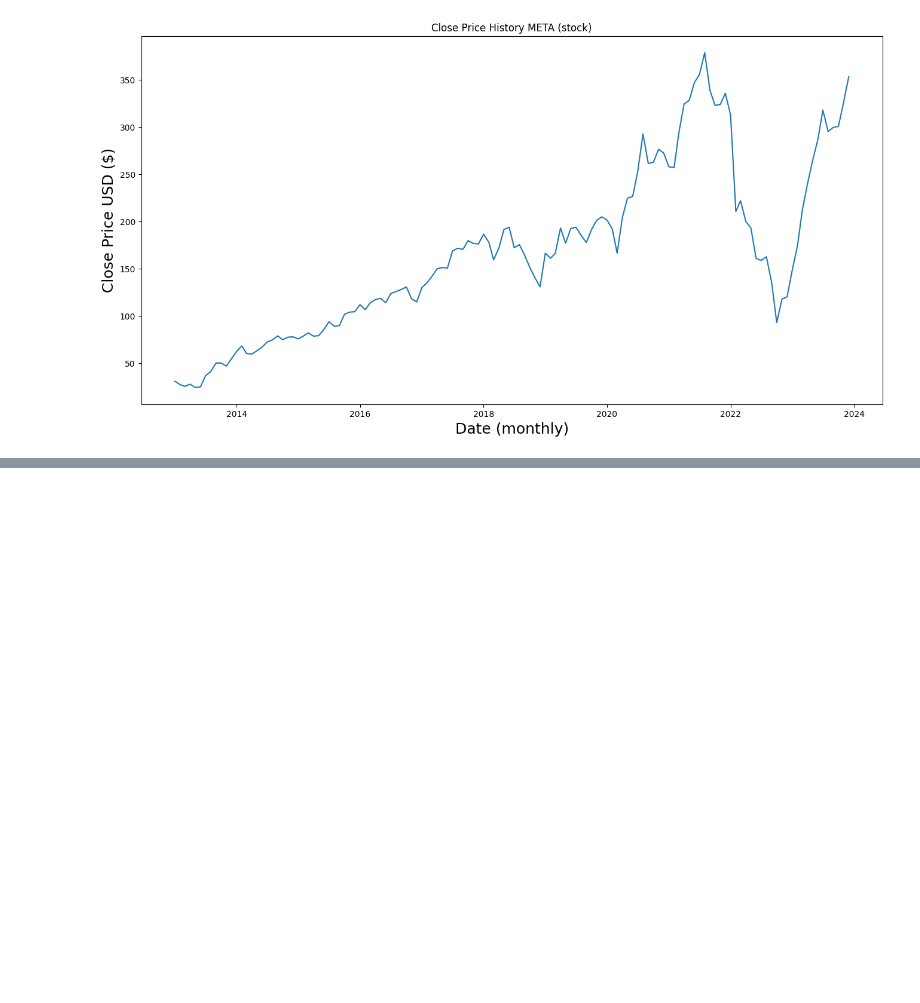
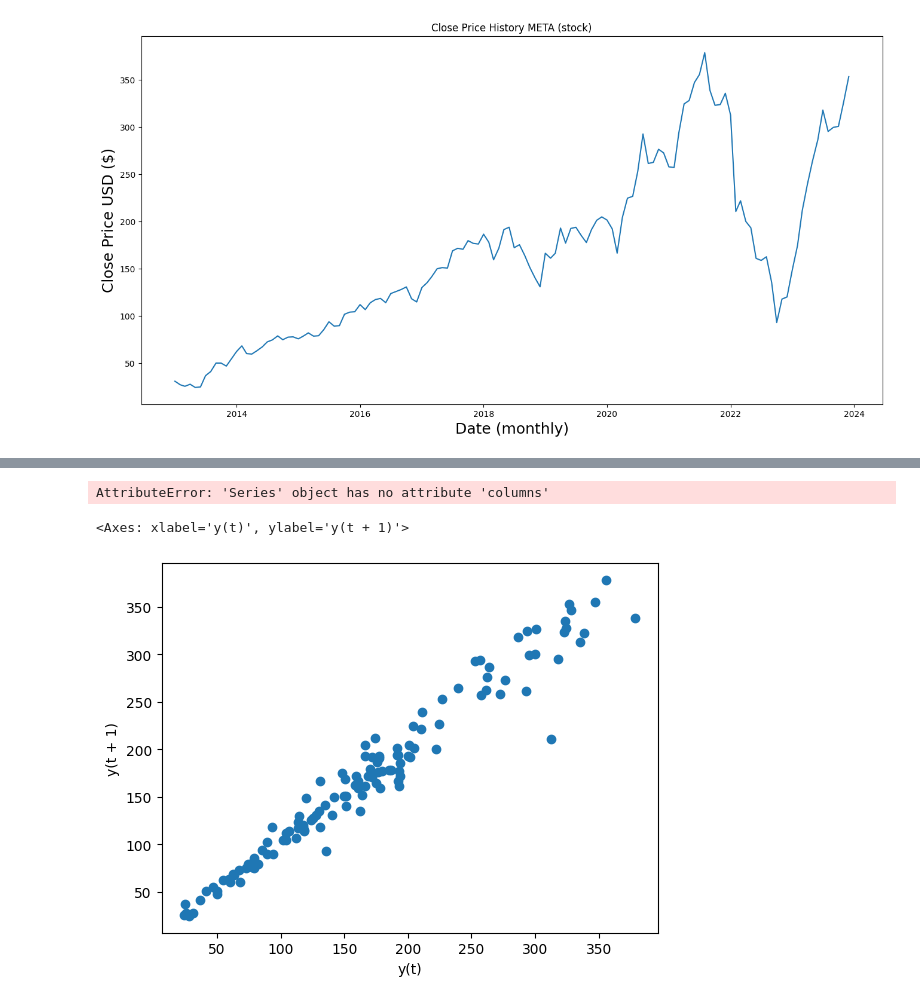
Before and after one commit to Michelleagl/Series_de_Tiempo, a Jupyter notebook: series_de_tiempo.ipynb, the cells around one changed output, grey strips where cells are left out. Drawn from its saved outputs; the diff is of its cells as text; code cells hidden in the pictures; blank space fills up the shorter version.

```diff
--- a/series_de_tiempo.ipynb
+++ b/series_de_tiempo.ipynb
@@ -345,0 +272,10 @@ NameError: name 'hist_test' is not defined
+# %%
+pd.plotting.scatter_matrix(hist2)
+# %% [output]
+AttributeError: 'Series' object has no attribute 'columns'
+# %%
+from pandas.plotting import lag_plot
+lag_plot(hist2, lag=1)
+# %% [output]
+<Axes: xlabel='y(t)', ylabel='y(t + 1)'>
+[figure, added]
```
Also changed, not shown: parts of 18 cells of this notebook.
